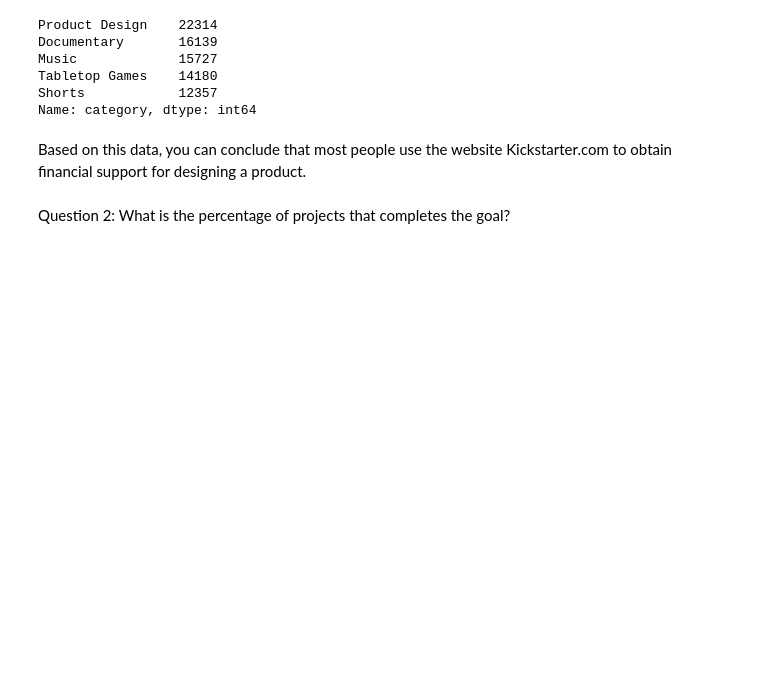
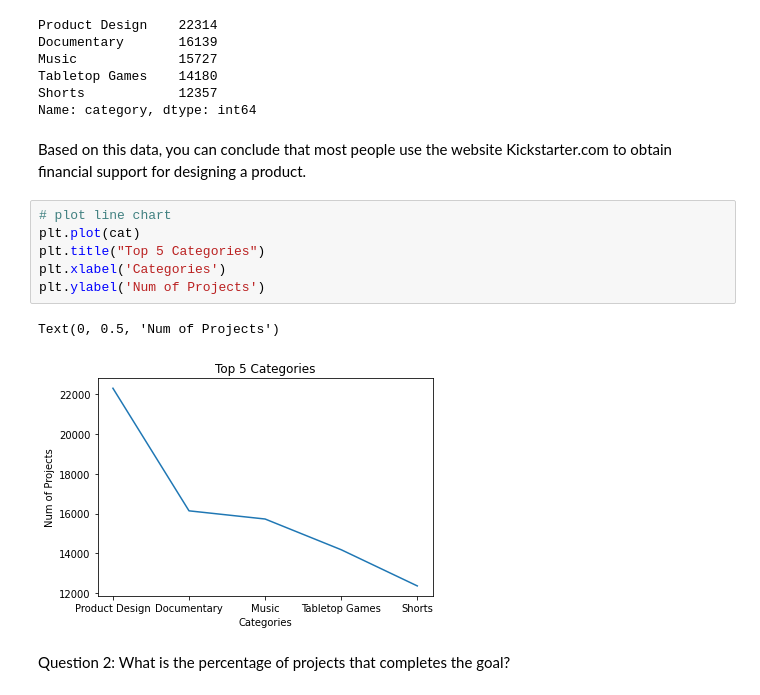
Before and after one commit to nella20005/Kickstarter, a Jupyter notebook: Kick_Starter.ipynb, the cells around one changed output. Cells and saved outputs as stored; diff of their text form; blank space fills up the shorter version.

```diff
--- a/Kick_Starter.ipynb
+++ b/Kick_Starter.ipynb
@@ -159,6 +159,15 @@ Shorts            12357
 Name: category, dtype: int64
 # %% [markdown]
 Based on this data, you can conclude that most people use the website Kickstarter.com to obtain financial support for designing a product.
+# %%
+# plot line chart
+plt.plot(cat)
+plt.title("Top 5 Categories")
+plt.xlabel('Categories')
+plt.ylabel('Num of Projects')
+# %% [output]
+Text(0, 0.5, 'Num of Projects')
+[figure, added]
 # %% [markdown]
 Question 2: What is the percentage of projects that completes the goal?
 # %%
```
Also changed, not shown: parts of 2 cells of this notebook.
